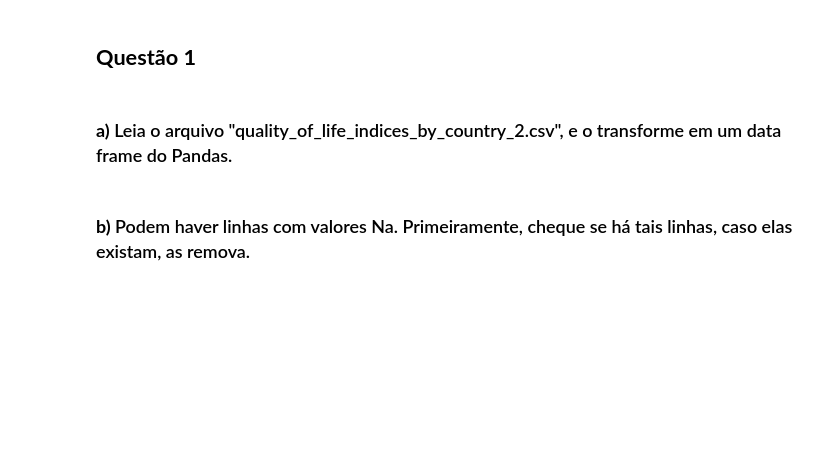
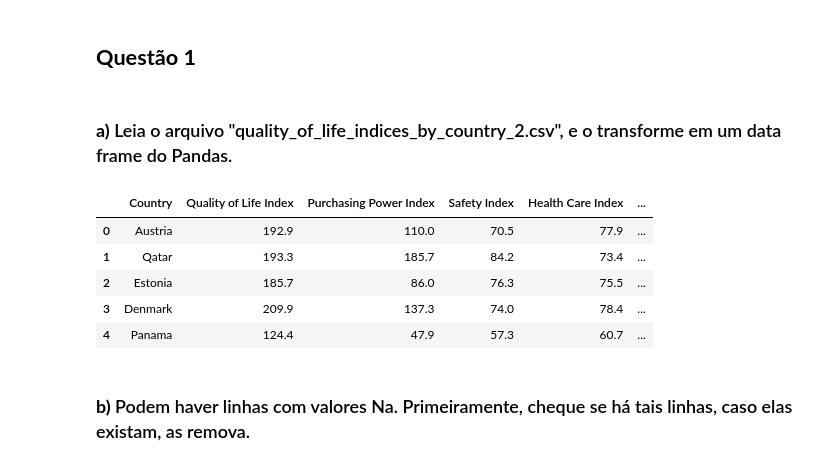
Before and after one commit to lsjesus/feadev_caseps, a Jupyter notebook: Case Avançado.ipynb, the cells around one changed output. Drawn from its saved outputs; the diff is of its cells as text; code cells hidden in the pictures; blank space fills up the shorter version.

```diff
--- a/Case Avançado.ipynb
+++ b/Case Avançado.ipynb
@@ -48,5 +47,15 @@ O amigo de Flecha possui um arquivo .csv que há informações que podem ser út
 ## **Questão 1**
 # %% [markdown]
 ### **a)** Leia o arquivo "quality_of_life_indices_by_country_2.csv", e o transforme em um data frame do Pandas.
+# %%
+df = pd.read_csv('Dados/quality_of_life_indices_by_country_2.csv') #Lê o csv e atribui a varíavel "df" o dataframe criado
+df.head() #Exibe as 5 primeiras linhas do dataframe
+# %% [output]
+|  | Country | Quality of Life Index | Purchasing Power Index | Safety Index | Health Care Index | ... |
+| 0 | Austria | 192.9 | 110.0 | 70.5 | 77.9 | ... |
+| 1 | Qatar | 193.3 | 185.7 | 84.2 | 73.4 | ... |
+| 2 | Estonia | 185.7 | 86.0 | 76.3 | 75.5 | ... |
+| 3 | Denmark | 209.9 | 137.3 | 74.0 | 78.4 | ... |
+| 4 | Panama | 124.4 | 47.9 | 57.3 | 60.7 | ... |
 # %% [markdown]
 ### **b)** Podem haver linhas com valores Na. Primeiramente, cheque se há tais linhas, caso elas existam, as remova.
```
Also changed, not shown: parts of 14 cells of this notebook.
